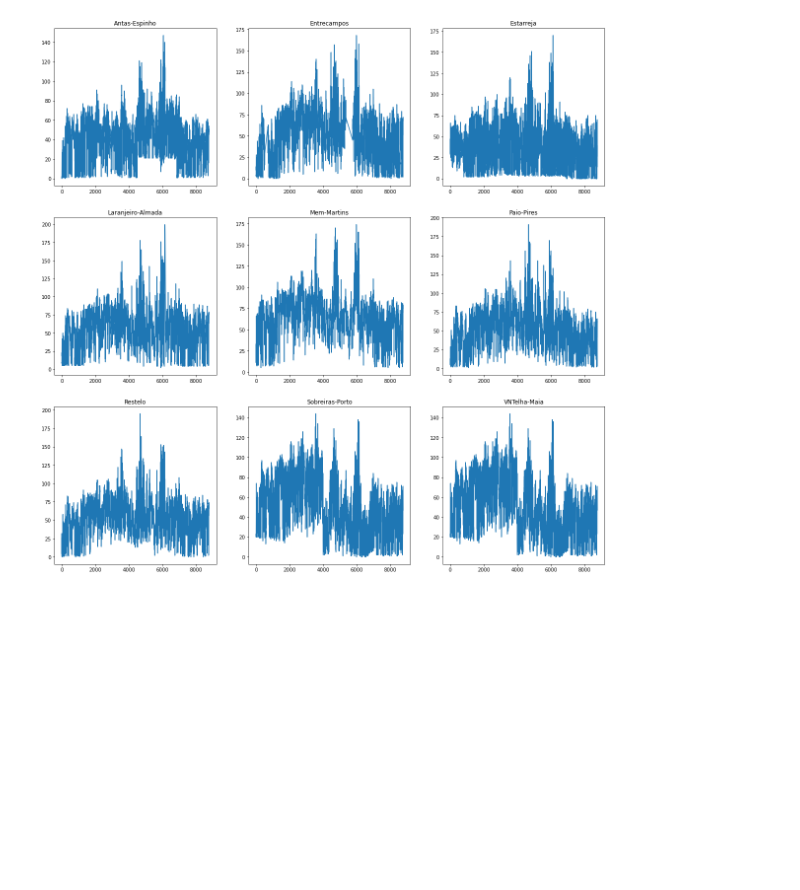
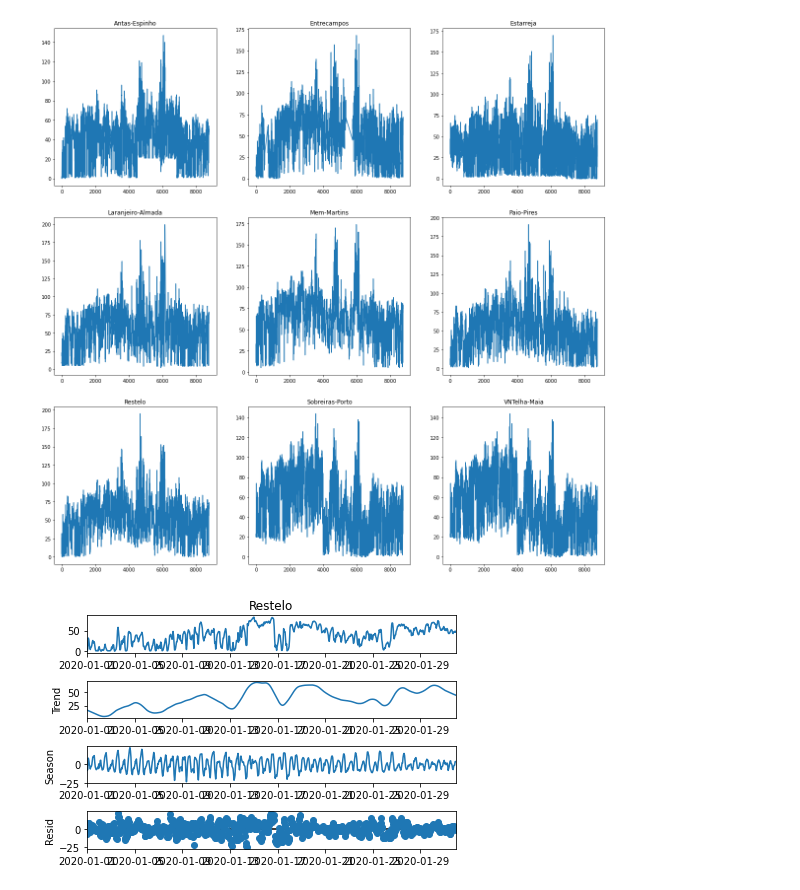
Before and after one commit to marcoHoev/time-series, a Jupyter notebook: data.ipynb, the cells around one changed output. Cells and saved outputs as stored; diff of their text form; code cells hidden in the pictures; blank space fills up the shorter version.

```diff
--- a/data.ipynb
+++ b/data.ipynb
@@ -20,3 +21,12 @@ for idx, o2levels in enumerate(data.columns):
 plt.show()
 # %% [output]
 [figure]
+# %%
+rng = pd.date_range('1/1/2020 00:00', periods=8784, freq='1H')
+data.index = rng
+restelo = data.Restelo
+res = STL(restelo.head(744)).fit()
+res.plot()
+plt.show()
+# %% [output]
+[figure, added]
```
Also changed, not shown: parts of 2 cells of this notebook.
